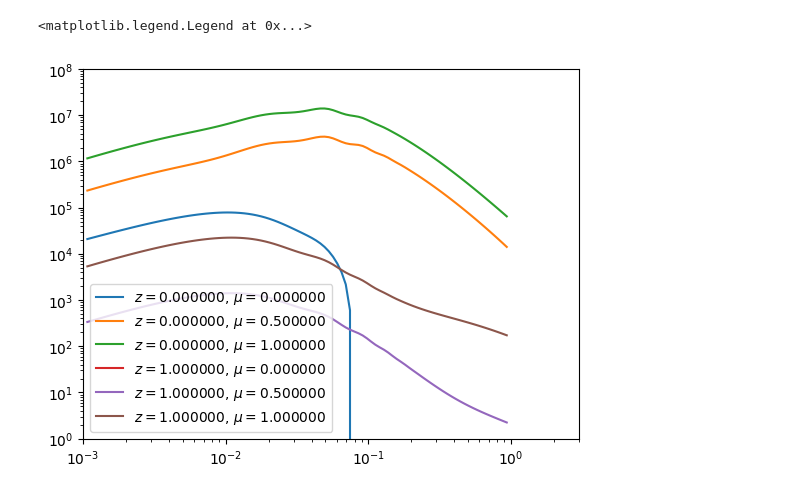
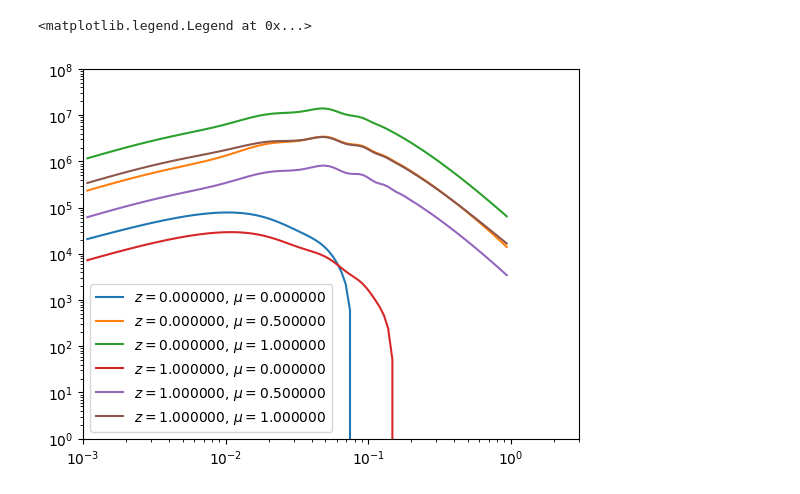
Before and after one commit to Fynn1410/class-bispectrum-png, a Jupyter notebook: notebooks/oneloop.ipynb, the cells around one changed output. Cells and saved outputs as stored; diff of their text form; code cells hidden in the pictures.

```diff
--- a/notebooks/oneloop.ipynb
+++ b/notebooks/oneloop.ipynb
@@ -25,6 +46,7 @@ LambdaCDM.compute()
 #
 # vector of z values
 z = np.array([0.,1.],'float64')
+z_size = z.shape[0]
 # number of mu values from 0 to 1
 mu_size = 3
 # number of k values, k_min and k_max in 1/Mpc
@@ -32,11 +54,8 @@ k_size = 100
 kmin=0.001071519
 kmax=0.9332543
 # parameters of oneloop model
-biases = np.array([1,-0.5,0.3,0.8])
-counterterms = np.array([-10,20,20,20,0,0,0])
-R2=5.
-cs2=0.
-has_rsd = True
+biases = np.tile(np.array([1,-0.5,0.3,0.8], dtype='float64'), (z_size, 1))
+counterterms = np.tile(np.array([-10,20,20,20,0,0,0], dtype='float64'), (z_size, 1))
 # %%
 # Put the input in the right format and call eft_job_powerspectrum_wedges_grid()
 #
@@ -76,0 +96,7 @@ pkmuz = LambdaCDM.eft_job_powerspectrum_wedges_grid(mu,
+# %%
+mu = np.tile(np.linspace(0., 1., mu_size, endpoint=True, dtype='float64'), (z_size, 1))
+k = np.tile(np.geomspace(kmin, kmax, k_size, endpoint=True, dtype='float64'), (z_size, mu_size, 1))
+print(mu.shape)
+print(k.shape)
+
+pkmuz = LambdaCDM.eft_pkmu_rsd_grid(mu, k, z, biases, counterterms, 'Pdd_hh_rsd')
@@ -77,17 +136,11 @@ pkmuz = LambdaCDM.eft_job_powerspectrum_wedges_grid(mu,
 # %%
 # plot the result
-kk = np.zeros(k_size,'float64')
-pk = np.zeros(k_size,'float64')
-#for index_z in range(1):
 for index_z in range(z_size):
     for index_mu in range(mu_size):
-        for index_k in range(k_size):
-            kk[index_k] = k[index_z + z_size*(index_mu + mu_size*index_k)]
-            pk[index_k] = pkmuz[index_z + z_size*(index_mu + mu_size*index_k)]
-        plt.loglog(kk,pk,label=r"$z=%f$, $\mu=%f$"%(z[index_z],mu[index_z+z_size*index_mu]))
+        plt.loglog(k[index_z, index_mu],pkmuz[index_z, index_mu],label=r"$z=%f$, $\mu=%f$"%(z[index_z],mu[index_z, index_mu]))
 plt.xlim([1.e-3,3.])
 plt.ylim([1.e0,1e8])
 plt.legend()
 # %% [output]
 <matplotlib.legend.Legend at 0x...>
-[figure, old version]
+[figure, new version]
```
Also changed, not shown: parts of 5 cells of this notebook, 6 other files.
